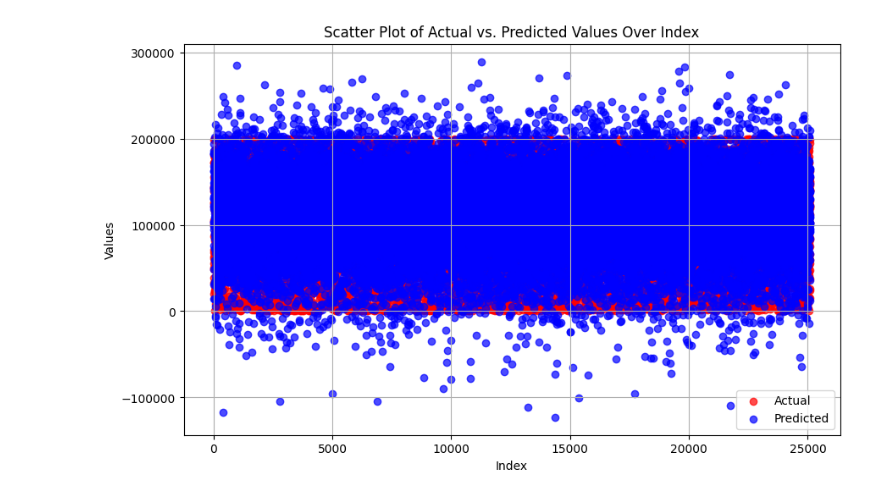
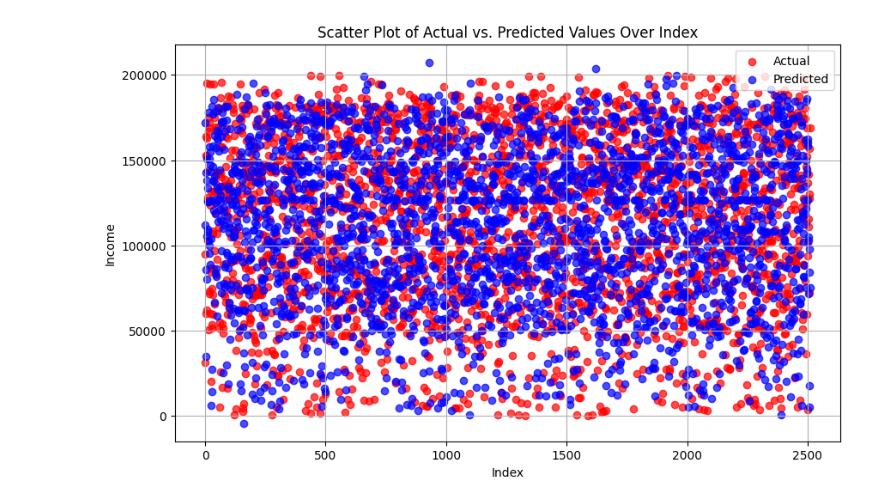
Before and after one commit to gomgom50/MLKursus, a Jupyter notebook: O4/O4_Keras_Regressor.ipynb, the cells around one changed output. Cells and saved outputs as stored; diff of their text form; code cells hidden in the pictures.

```diff
--- a/O4/O4_Keras_Regressor.ipynb
+++ b/O4/O4_Keras_Regressor.ipynb
@@ -13,11 +13,15 @@ from scikeras.wrappers import KerasRegressor
 from keras.optimizers import Adam
 from keras.callbacks import ReduceLROnPlateau
 import Helpers
+from xgboost import XGBRegressor
 
 #import cleaned_data.csv to pandas.
 
 data = pd.read_csv('cleaned_data.csv')
 
+data = data.sample(frac=0.1, random_state=1)  # `random_state` ensures reproducibility
+
+
 X_train, X_test, y_train, y_test = Helpers.split_data(data)
 
 gradient_monitor = Helpers.GradientMonitor()
@@ -49,19 +61,22 @@ categorical_transformer = Pipeline(steps=[
 
 # Adding RobustScaler for numerical features
 numerical_transformer = Pipeline(steps=[
-    ('poly', PolynomialFeatures(degree=2)),
-    ('scaler', StandardScaler())
+    ('scaler', RobustScaler())
 ])
 
 def create_model(input_dim, learning_rate):
     model = Sequential()
-    model.add(Dense(1024, input_shape=(input_dim,), activation='relu'))
+    model.add(Dense(612, input_shape=(input_dim,), activation='relu'))
+    model.add(Dropout(0.2))
+    model.add(Dense(1024, activation='relu'))
     model.add(Dropout(0.2))
     model.add(Dense(2048, activation='relu'))
     model.add(Dropout(0.2))
+    model.add(Dense(4096, activation='relu'))
+    model.add(Dropout(0.2))
+    model.add(Dense(2058, activation='relu'))
+    model.add(Dropout(0.2))
     model.add(Dense(1024, activation='relu'))
-    model.add(Dropout(0.2))
-    model.add(Dense(512, activation='relu'))
     model.add(Dense(1, activation='linear'))  # Using linear output for regression
     # Configure the model with the Adam optimizer and a custom learning rate
     optimizer = Adam(learning_rate=learning_rate)
@@ -75,10 +90,14 @@ preprocessor = ColumnTransformer(
         ('num', numerical_transformer, numerical_features)
     ])
 
+reduce_lr = ReduceLROnPlateau(patience=200, monitor="loss")
+
+callbacks = [reduce_lr]
+
 # Define Keras model in the pipeline
-model = KerasRegressor(build_fn=lambda: create_model(input_dim=preprocessor.transform(X_train).shape[1], learning_rate=0.0005),
-                       epochs=5000, batch_size=512, verbose=1)
+model = KerasRegressor(build_fn=lambda: create_model(input_dim=preprocessor.transform(X_train).shape[1], learning_rate=0.0015),
+                       epochs=10000, batch_size=512, verbose=2, callbacks=callbacks)
 
 # Wrap the Keras model with target transformation
-target_scaler = StandardScaler()
+target_scaler = RobustScaler()
 tt_reg = TransformedTargetRegressor(regressor=model, transformer=target_scaler)
@@ -140,7 +163,7 @@ plt.scatter(index, y_pred, color='blue', label='Predicted', alpha=0.7)
 
 plt.title('Scatter Plot of Actual vs. Predicted Values Over Index')
 plt.xlabel('Index')
-plt.ylabel('Values')
+plt.ylabel('Income')
 plt.legend()
 plt.grid(True)
 plt.show()
@@ -149,2 +172,2 @@ plt.show()
-[figure, old version]
+[figure, new version]
 # %%
```
Also changed, not shown: parts of 9 cells of this notebook, 1 other file.
